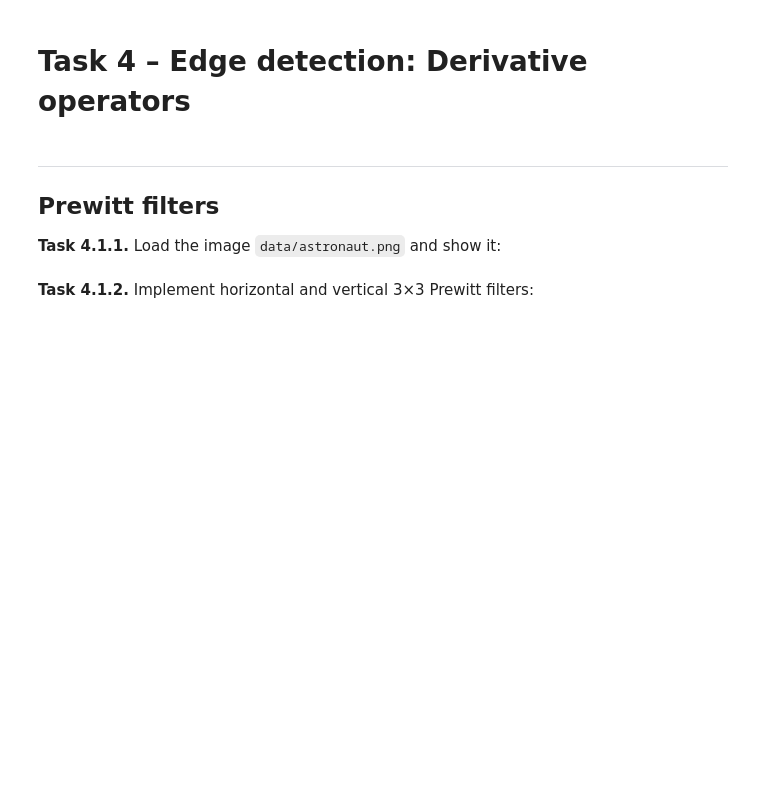
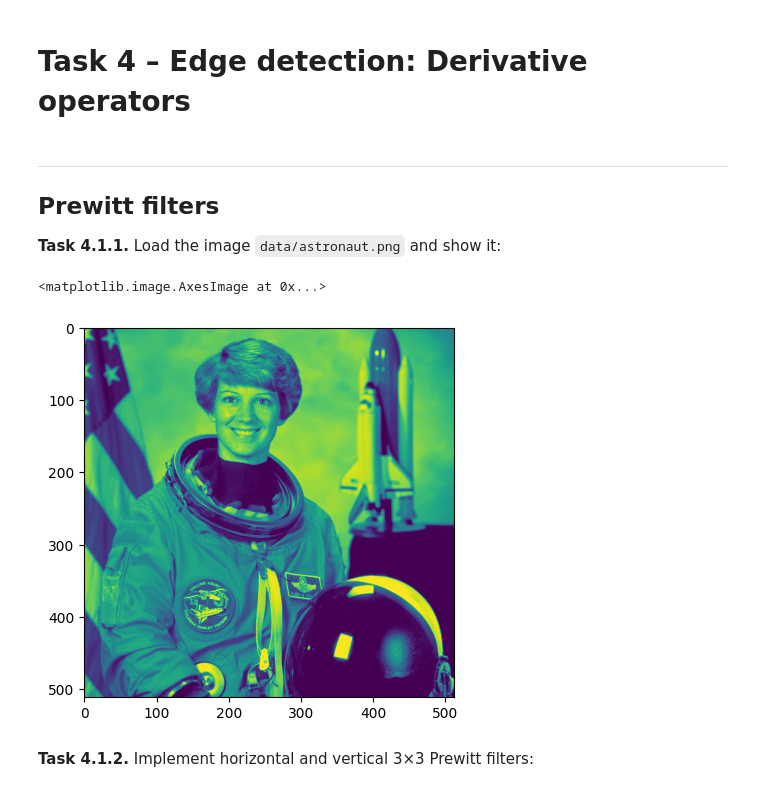
Before and after one commit to annavdh26/mobi-fs3-python1, a Jupyter notebook: task4.ipynb, the cells around one changed output. Cells and saved outputs as stored; diff of their text form; code cells hidden in the pictures; blank space fills up the shorter version.

```diff
--- a/task4.ipynb
+++ b/task4.ipynb
@@ -9,5 +9,11 @@ import matplotlib.pyplot as plt
 ## Prewitt filters
 
 **<a id="#">Task 4.1.1.</a>** Load the image `data/astronaut.png` and show it:
+# %%
+img=plt.imread('data/astronaut.png')
+plt.imshow(img)
+# %% [output]
+<matplotlib.image.AxesImage at 0x...>
+[figure, added]
 # %% [markdown]
 **<a id="#">Task 4.1.2.</a>** Implement horizontal and vertical 3&times;3 Prewitt filters:
```
Also changed, not shown: parts of 6 cells of this notebook.
